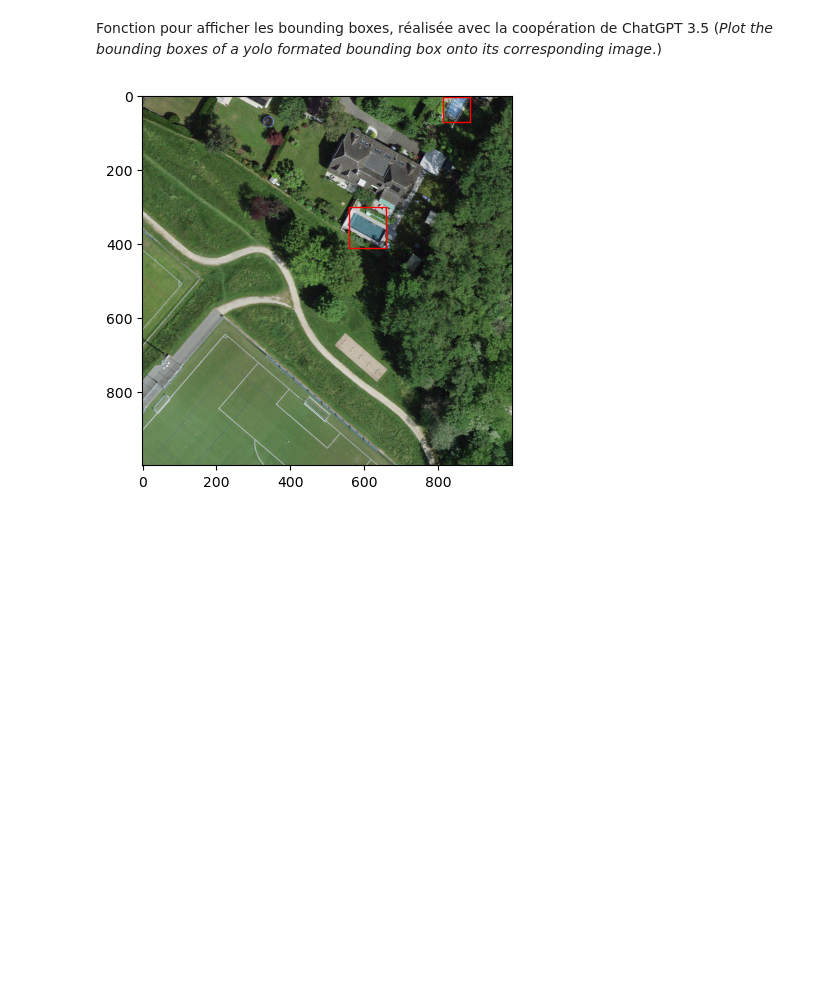
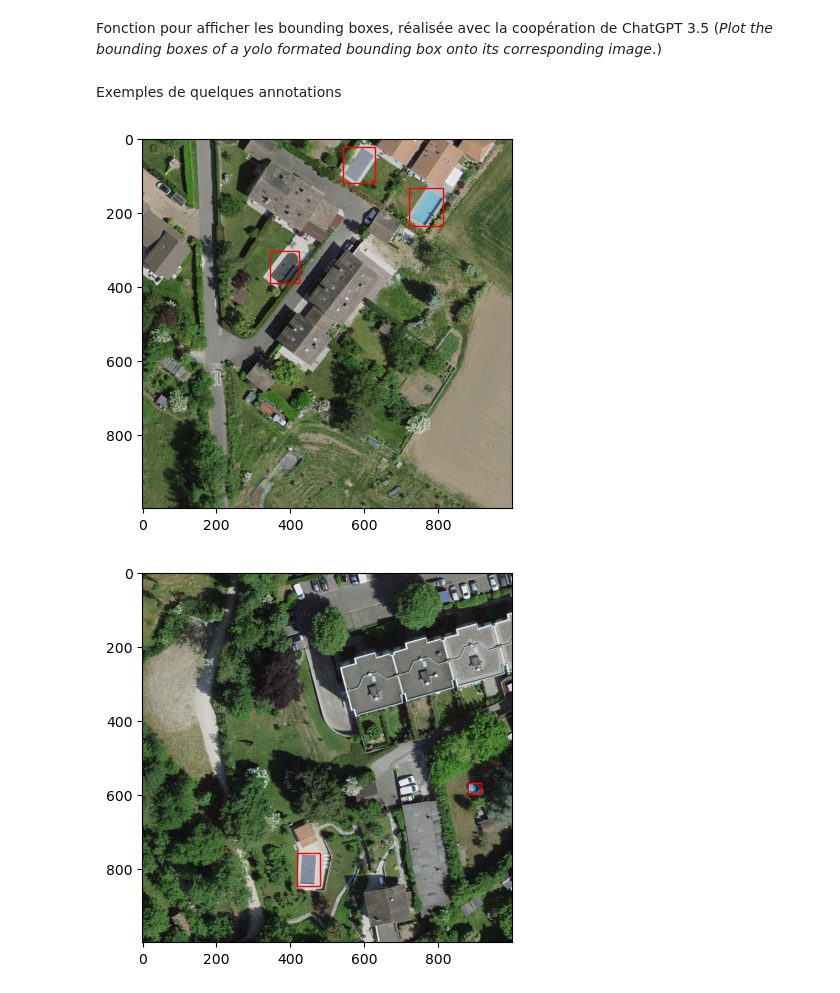
Before and after one commit to Raphbub/fedpool, a Jupyter notebook: dev_notebooks/03_annotations_images.ipynb, the cells around one changed output. Drawn from its saved outputs; the diff is of its cells as text; code cells hidden in the pictures; blank space fills up the shorter version.

Commit message:
infos label studio + ex annotation

```diff
--- a/dev_notebooks/03_annotations_images.ipynb
+++ b/dev_notebooks/03_annotations_images.ipynb
@@ -58,7 +66,15 @@ def draw_bounding_boxes(image_path, label_path):
             ax.add_patch(rect)
 
         plt.show()
-# %%
-draw_bounding_boxes("../data/annotations/images/0d14a97b-25018-11141.jpg", "../data/annotations/labels/0d14a97b-25018-11141.txt")
-# %% [output]
-[figure, removed]
+# %% [markdown]
+Exemples de quelques annotations
+# %%
+names = ['24980-11133', '24995-11142', '25046-11154', '26070-12667', '27142-10921']
+
+for imname in names:
+    impath = dirs_to_rename[0] + imname + '.jpg'
+    labpath = dirs_to_rename[1] + imname + '.txt'
+    draw_bounding_boxes(impath, labpath)
+# %% [output]
+[figure, added]
+[figure, added]
```
Also changed, not shown: parts of 2 cells of this notebook.
